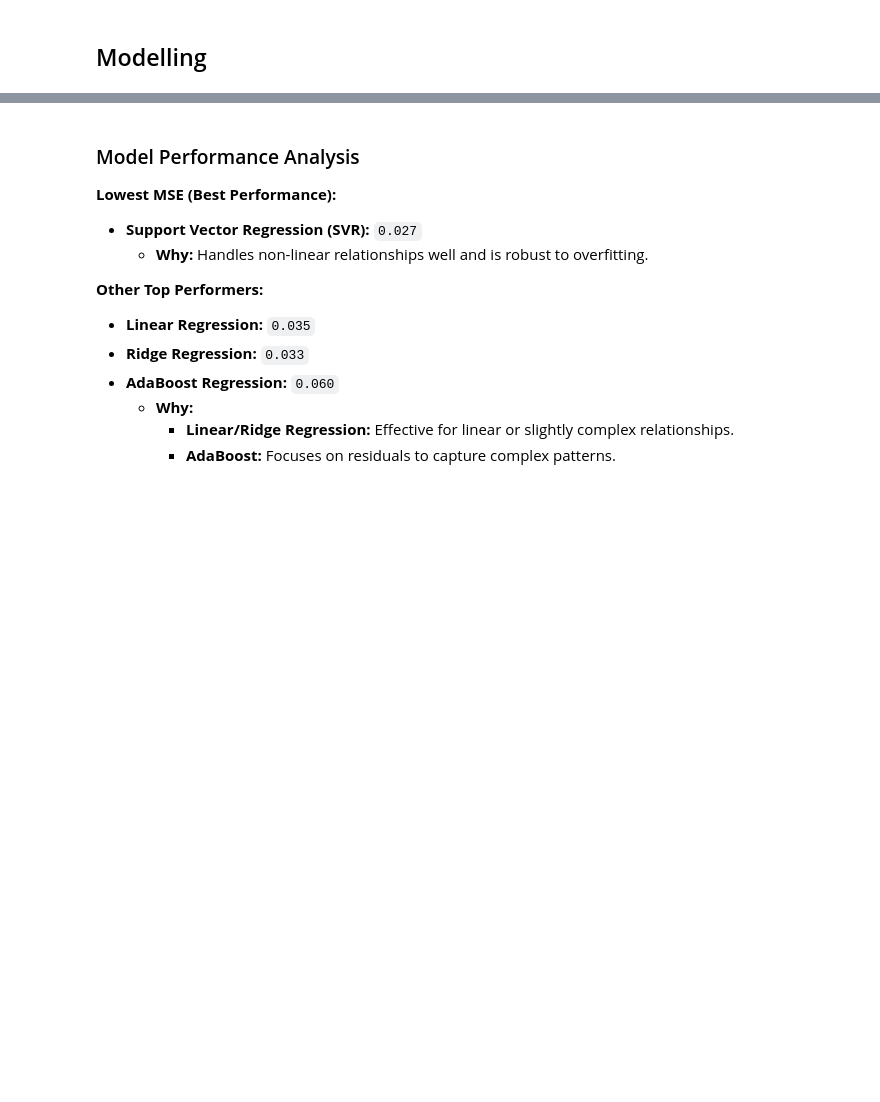
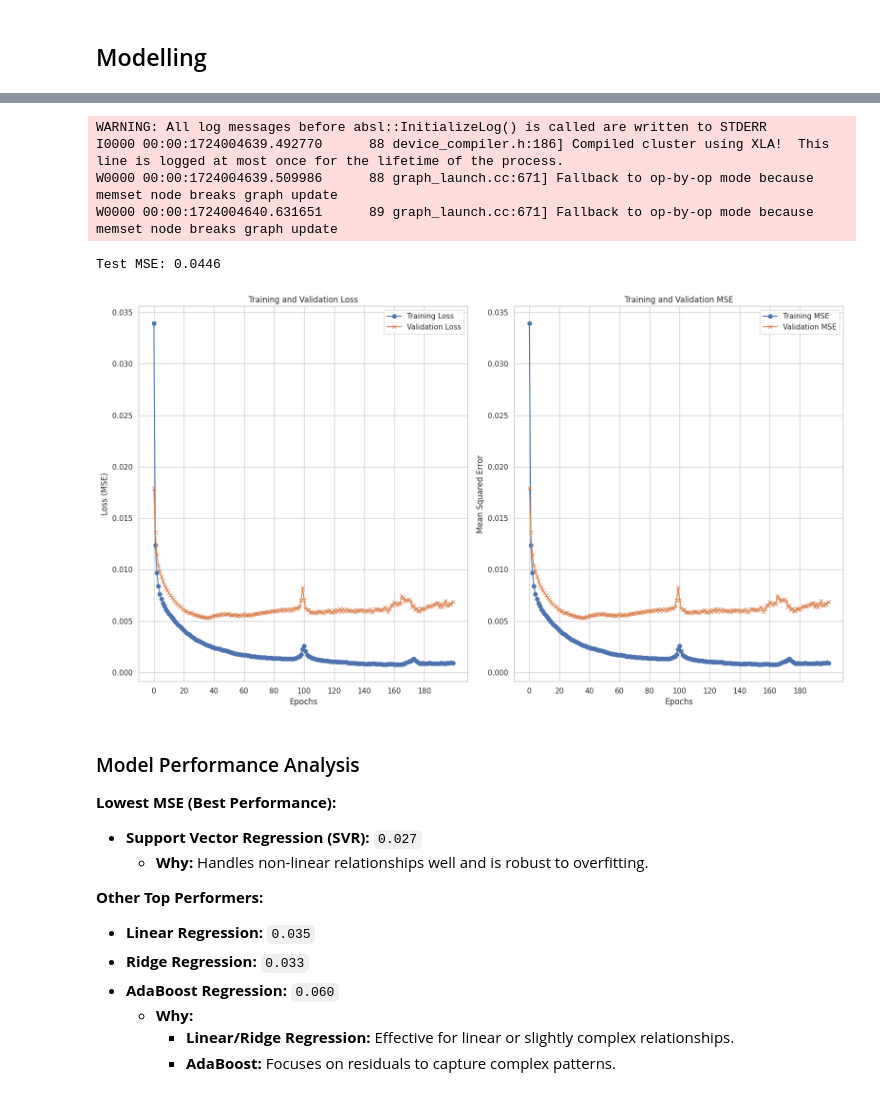
Before and after one commit to sakethyalamanchili/SimpleML-Projects, a Jupyter notebook: most-streamed-spotify-songs-2024-regression.ipynb, the cells around one changed output, grey strips where cells are left out. Cells and saved outputs as stored; diff of their text form; code cells hidden in the pictures; blank space fills up the shorter version.

Commit message:
Kaggle Notebook | Most-Streamed-Spotify-Songs-2024(Regression) | Version 2

```diff
--- a/most-streamed-spotify-songs-2024-regression.ipynb
+++ b/most-streamed-spotify-songs-2024-regression.ipynb
@@ -1228,6 +1229,72 @@ algo_MSE
  'Lasso Regression': 0.11269958590781871,
  'Elastic Net': 0.11269958590781871,
  'Support Vector Regression': 0.02671663862089966}
+# %%
+# Set random seed for reproducibility
+tf.random.set_seed(42)
+
+# Define the model
+tf_model = tf.keras.models.Sequential([
+    tf.keras.layers.Dense(units=64, activation='relu', input_shape=(X_train_scaled.shape[1],)),
+    tf.keras.layers.Dense(units=32, activation='relu'),
+    tf.keras.layers.Dense(1)  # No activation function for regression
+])
+
+# Compile the model
+tf_model.compile(
+    loss='mean_squared_error',
+    optimizer=tf.keras.optimizers.Adam(),
+    metrics=['mean_squared_error']
+)
+
+# Fit the model with validation data
+history = tf_model.fit(X_train_scaled, y_train_scaled, epochs=200, verbose=0, validation_split=0.2)
+
+# Evaluate the model on the test set
+test_loss, test_mse = tf_model.evaluate(X_valid_scaled, y_valid_scaled, verbose=0)
+
+# Print the MSE
+print(f'Test MSE: {test_mse:.4f}')
+
+# Extract history metrics
+loss = history.history['loss']
+mse = history.history['mean_squared_error']
+val_loss = history.history['val_loss']
+val_mse = history.history['val_mean_squared_error']
+epochs = range(len(loss))
+
+# Plot results
+plt.figure(figsize=(16, 9))
+
+# Loss
+plt.subplot(1, 2, 1)
+plt.plot(epochs, loss, label='Training Loss', marker='o')
+plt.plot(epochs, val_loss, label='Validation Loss', marker='x')
+plt.title('Training and Validation Loss')
+plt.xlabel('Epochs')
+plt.ylabel('Loss (MSE)')
+plt.legend()
+plt.xticks(range(0, len(epochs), max(1, len(epochs) // 10)))  # Adjust x-axis ticks
+
+# MSE
+plt.subplot(1, 2, 2)
+plt.plot(epochs, mse, label='Training MSE', marker='o')
+plt.plot(epochs, val_mse, label='Validation MSE', marker='x')
+plt.title('Training and Validation MSE')
+plt.xlabel('Epochs')
+plt.ylabel('Mean Squared Error')
+plt.legend()
+plt.xticks(range(0, len(epochs), max(1, len(epochs) // 10)))  # Adjust x-axis ticks
+
+plt.tight_layout()
+plt.show()
+# %% [output]
+WARNING: All log messages before absl::InitializeLog() is called are written to STDERR
+I0000 00:00:1724004639.492770      88 device_compiler.h:186] Compiled cluster using XLA!  This line is logged at most once for the lifetime of the process.
+W0000 00:00:1724004639.509986      88 graph_launch.cc:671] Fallback to op-by-op mode because memset node breaks graph update
+W0000 00:00:1724004640.631651      89 graph_launch.cc:671] Fallback to op-by-op mode because memset node breaks graph update
+Test MSE: 0.0446
+[figure, added]
 # %% [markdown]
 ### Model Performance Analysis
 
```
Also changed, not shown: parts of 5 cells of this notebook.
